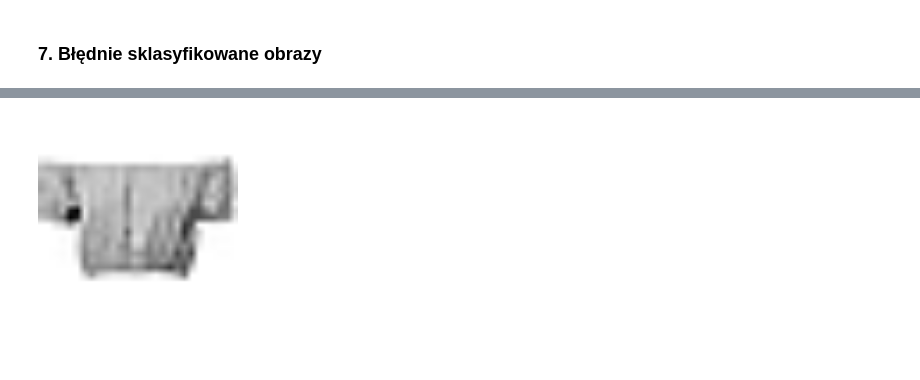
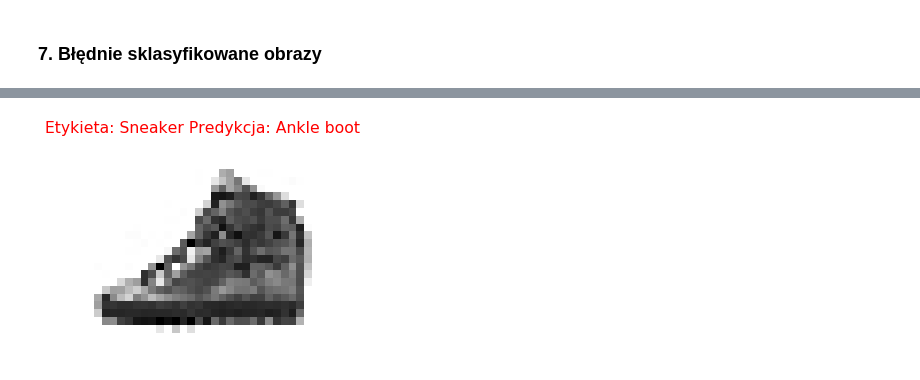
Before and after one commit to krakowiakpawel9/ml_course, a Jupyter notebook: sl/30_fashion_MNIST.ipynb, the cells around one changed output, grey strips where cells are left out. Drawn from its saved outputs; the diff is of its cells as text; code cells hidden in the pictures; blank space fills up the shorter version.

```diff
--- a/sl/30_fashion_MNIST.ipynb
+++ b/sl/30_fashion_MNIST.ipynb
@@ -40,15 +40,10 @@ import numpy as np
 import pandas as pd
 import matplotlib.pyplot as plt
 import seaborn as sns
-
-import tensorflow as tf
 from tensorflow.keras.datasets.fashion_mnist import load_data
-from tensorflow.keras.models import Sequential
-from tensorflow.keras.layers import Flatten, Dense
 
 np.set_printoptions(precision=12, suppress=True, linewidth=150)
 pd.options.display.float_format = '{:.6f}'.format
-sns.set()
-tf.__version__
+sns.set(font_scale=1.3)
 # %% [output]
 TensorFlow 2.x selected.
@@ -117,2 +115,5 @@ X_test = X_test / 255.
+# %%
+X_train = X_train.reshape(60000, 28 * 28)
+X_test = X_test.reshape(10000, 28 * 28)
 # %% [markdown]
 ### <a name='a2'></a> 3. Budowa modelu
@@ -244,0 +120,5 @@ array([9, 2, 1, ..., 8, 1, 5])
+# %%
+from sklearn.svm import SVC
+
+classifier = SVC()
+classifier.fit(X_train, y_train)
@@ -244,0 +134,2 @@ array([9, 2, 1, ..., 8, 1, 5])
+# %%
+y_pred = classifier.predict(X_test)
@@ -277,36 +166,28 @@ display.Image('sample.png', width=200)
 
 misclassified = []
 for idx, _ in enumerate(X_test):
-    if predictions_cls[idx] != y_test[idx]:
+    if y_pred[idx] != y_test[idx]:
         misclassified.append(idx)
 
 index_mapper = {}
-
 
 for idx, idx_real in enumerate(misclassified):
     index_mapper[idx] = idx_real
 
 idx = 815 #@param {type: 'slider', min:0, max:1119}
 
-fig = go.Figure()
-fig.add_trace(go.Bar(x=class_names,
-                     y=predictions_df.iloc[index_mapper[idx]],
-                     orientation='v',
-                     marker_color='red'))
-
-fig.update_layout(width=800,
-                  title=(f' Etykieta: {class_names[y_test[index_mapper[idx]]]}'
-                      f' ~ Predykcja: {class_names[predictions_cls[index_mapper[idx]]]}'))
-fig.show()
-
-from PIL import Image, ImageOps
-import numpy as np
+if y_pred[index_mapper[idx]] == y_test[index_mapper[idx]]:
+    color = 'green'
+else:
+    color = 'red'
 
 data = (X_test[index_mapper[idx]] * 255).astype(np.uint8)
+data = data.reshape(28, 28)
 img = Image.fromarray(data, 'L')
 img = ImageOps.invert(img.convert('RGB'))
-img.save('sample.png')
 
-from IPython import display
-display.Image('sample.png', width=200)
+plt.imshow(img)
+plt.title(f'Etykieta: {class_names[y_test[index_mapper[idx]]]} Predykcja: {class_names[y_pred[index_mapper[idx]]]}', color=color)
+plt.axis('off')
+plt.show()
 # %% [output]
@@ -314 +194 @@ display.Image('sample.png', width=200)
-[figure, old version]
+[figure, new version]
```
Also changed, not shown: parts of 20 cells of this notebook.
